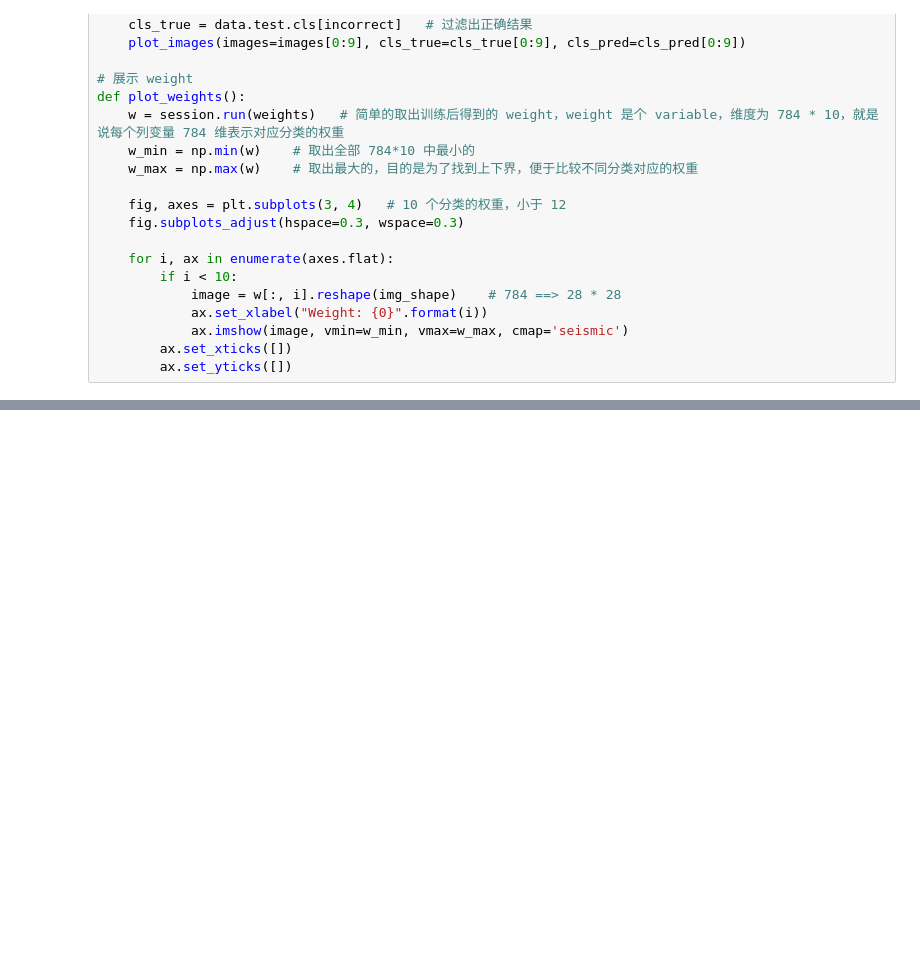
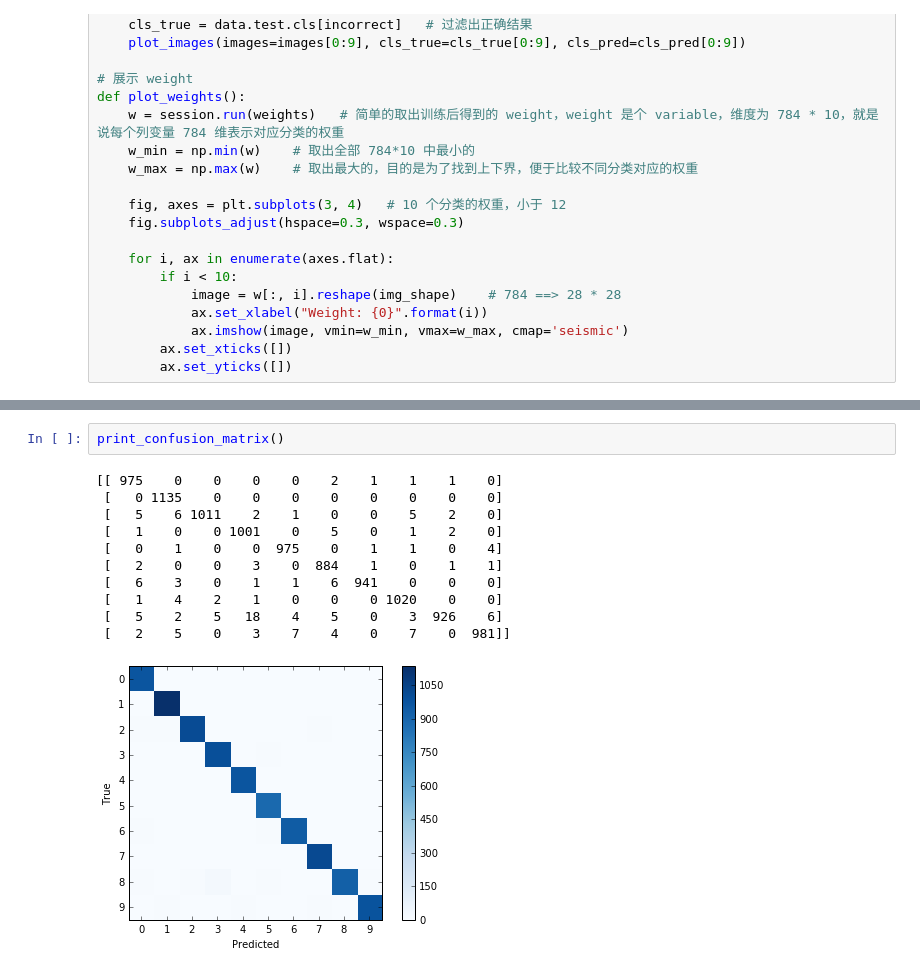
Before and after one commit to ijustloveses/tensorflow_tutorial, a Jupyter notebook: 02_Convolutional_NN.ipynb, the cells around one changed output, grey strips where cells are left out. Drawn from its saved outputs; the diff is of its cells as text; blank space fills up the shorter version.

```diff
--- a/02_Convolutional_NN.ipynb
+++ b/02_Convolutional_NN.ipynb
@@ -260,0 +452,14 @@ print_confusion_matrix()
+# %%
+print_confusion_matrix()
+# %% [output]
+[[ 975    0    0    0    0    2    1    1    1    0]
+ [   0 1135    0    0    0    0    0    0    0    0]
+ [   5    6 1011    2    1    0    0    5    2    0]
+ [   1    0    0 1001    0    5    0    1    2    0]
+ [   0    1    0    0  975    0    1    1    0    4]
+ [   2    0    0    3    0  884    1    0    1    1]
+ [   6    3    0    1    1    6  941    0    0    0]
+ [   1    4    2    1    0    0    0 1020    0    0]
+ [   5    2    5   18    4    5    0    3  926    6]
+ [   2    5    0    3    7    4    0    7    0  981]]
+[figure, added]
```
Also changed, not shown: parts of 46 cells of this notebook, 1 other file.
